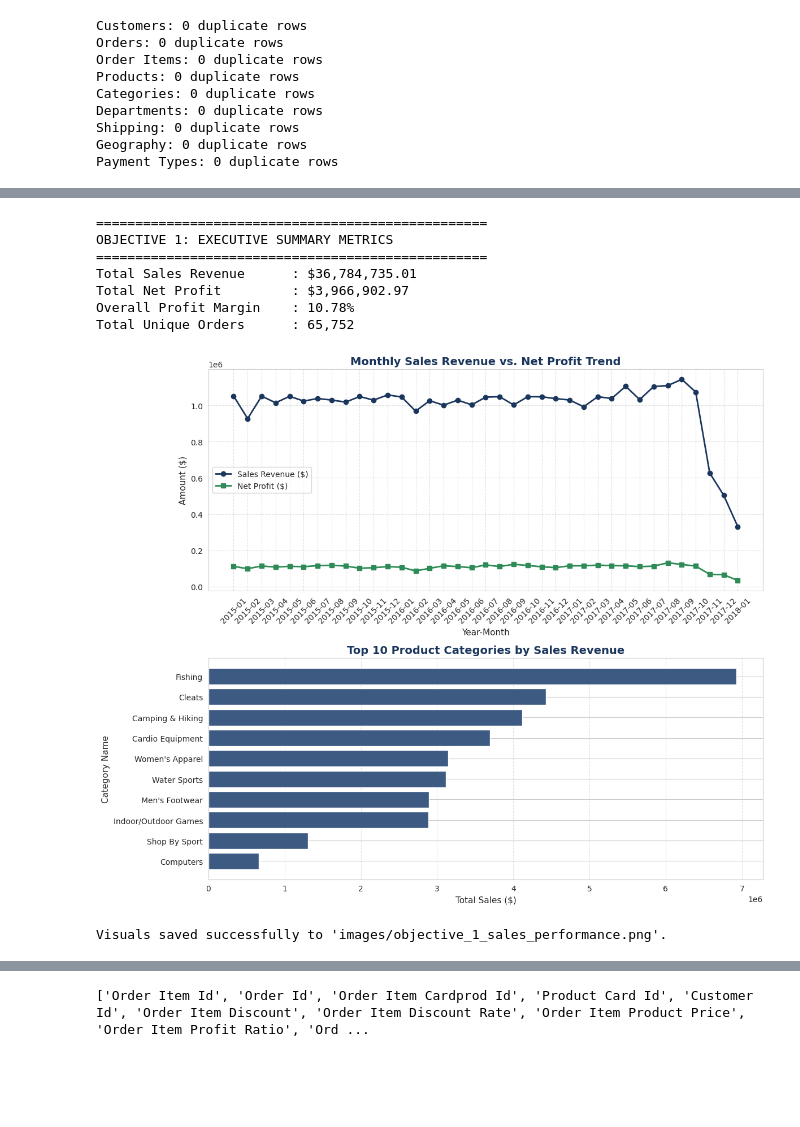
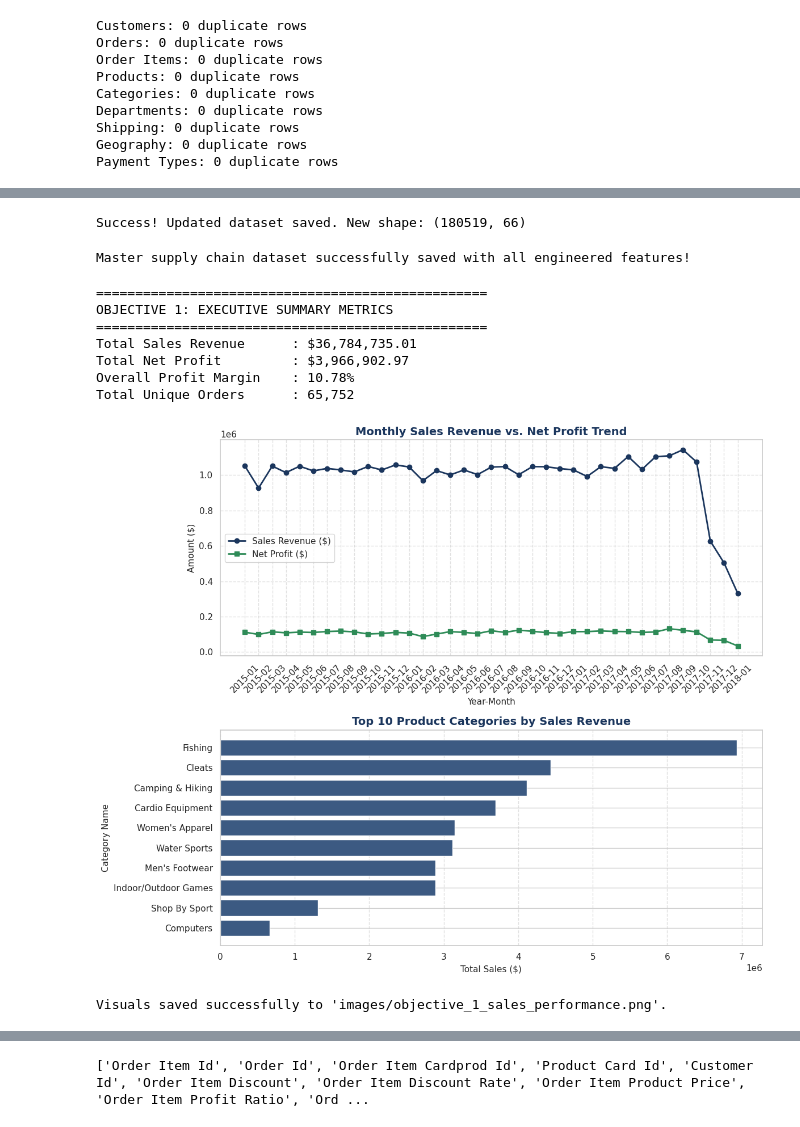
Before and after one commit to Ravna95/Capstone-Project, a Jupyter notebook: DataCo_Smart_Supply_Chain.ipynb, the cells around one changed output, grey strips where cells are left out. Saved outputs shown, nothing was run; the diff lists cells and outputs as text; code cells hidden in the pictures; blank space fills up the shorter version.

```diff
--- a/DataCo_Smart_Supply_Chain.ipynb
+++ b/DataCo_Smart_Supply_Chain.ipynb
@@ -309,0 +205,36 @@ Master Analysis DataFrame Shape: (180519, 53)
+# %%
+import pandas as pd
+
+# 1. Load your master CSV
+df = pd.read_csv('master_supply_chain.csv')
+
+# 2. Convert date columns to datetime objects
+df['order_date'] = pd.to_datetime(df['order date (DateOrders)'], errors='coerce')
+df['shipping_date'] = pd.to_datetime(df['shipping date (DateOrders)'], errors='coerce')
+
+# 3. Create temporal features
+df['Year'] = df['order_date'].dt.year
+df['Month'] = df['order_date'].dt.month
+df['DayOfWeek'] = df['order_date'].dt.day_name()
+df['YearMonth'] = df['order_date'].dt.to_period('M').astype(str)
+df['Quarter'] = df['order_date'].dt.quarter
+
+# 4. Create supply chain and profit metrics
+df['Shipping_Delay_Variance'] = df['Days for shipping (real)'] - df['Days for shipment (scheduled)']
+df['Is_Profitable'] = df['Order Profit Per Order'].apply(lambda x: 1 if x > 0 else 0)
+
+# 5. Save it permanently back to the CSV file
+df.to_csv('master_supply_chain.csv', index=False)
+
+print(f"Success! Updated dataset saved. New shape: {df.shape}")
+# %% [output]
+Success! Updated dataset saved. New shape: (180519, 66)
+# %%
+# 1. Run all your preprocessing & feature engineering code...
+
+# 2. SAVE it permanently to your CSV file
+df.to_csv('master_supply_chain.csv', index=False)
+
+print("Master supply chain dataset successfully saved with all engineered features!")
+# %% [output]
+Master supply chain dataset successfully saved with all engineered features!
@@ -315,12 +248,15 @@ Master Analysis DataFrame Shape: (180519, 53)
 import matplotlib.pyplot as plt
 import seaborn as sns
 import pandas as pd
+import os
 
 # Ensure visualizations directory exists
-import os
 os.makedirs('images', exist_ok=True)
 
-# 1. Calculate Key Sales Metrics
+# 1. Load the master dataset
+df = pd.read_csv('master_supply_chain.csv')
+
+# 2. Calculate Key Sales Metrics
 total_sales = df['Sales'].sum()
 total_profit = df['Order Profit Per Order'].sum()
 overall_profit_margin = (total_profit / total_sales) * 100
@@ -334,13 +270,13 @@ print(f"Total Net Profit         : ${total_profit:,.2f}")
 print(f"Overall Profit Margin    : {overall_profit_margin:.2f}%")
 print(f"Total Unique Orders      : {total_orders:,}")
 
-# 2. Monthly Trend Aggregation
+# 3. Monthly Trend Aggregation
 monthly_perf = df.groupby('YearMonth').agg(
     Monthly_Sales=('Sales', 'sum'),
     Monthly_Profit=('Order Profit Per Order', 'sum')
-).reset_index()
+).reset_index().sort_values('YearMonth')
 
-# 3. Top Categories Aggregation
+# 4. Top Categories Aggregation
 top_categories = df.groupby('Category Name').agg(
     Total_Sales=('Sales', 'sum')
 ).sort_values(by='Total_Sales', ascending=False).head(10).reset_index()
@@ -354,34 +290,34 @@ fig, axes = plt.subplots(2, 1, figsize=(12, 10))
 axes[0].plot(monthly_perf['YearMonth'], monthly_perf['Monthly_Sales'], marker='o', color='#1B365D', linewidth=2, label='Sales Revenue ($)')
 axes[0].plot(monthly_perf['YearMonth'], monthly_perf['Monthly_Profit'], marker='s', color='#2E8B57', linewidth=2, label='Net Profit ($)')
 axes[0].set_title('Monthly Sales Revenue vs. Net Profit Trend', fontsize=14, fontweight='bold', color='#1B365D')
 axes[0].set_xlabel('Year-Month', fontsize=11)
 axes[0].set_ylabel('Amount ($)', fontsize=11)
 axes[0].tick_params(axis='x', rotation=45)
 axes[0].legend()
 axes[0].grid(True, linestyle='--', alpha=0.6)
 
 # Visual B: Bar Chart - Top 10 Product Categories by Sales
 top_categories_sorted = top_categories.sort_values(by='Total_Sales', ascending=True)
 axes[1].barh(top_categories_sorted['Category Name'], top_categories_sorted['Total_Sales'], color='#3C5A82')
 axes[1].set_title('Top 10 Product Categories by Sales Revenue', fontsize=14, fontweight='bold', color='#1B365D')
 axes[1].set_xlabel('Total Sales ($)', fontsize=11)
 axes[1].set_ylabel('Category Name', fontsize=11)
 axes[1].grid(axis='x', linestyle='--', alpha=0.6)
 
 plt.tight_layout()
 plt.savefig('images/objective_1_sales_performance.png', dpi=300)
 plt.show()
 
 print("\nVisuals saved successfully to 'images/objective_1_sales_performance.png'.")
 # %% [output]
 ==================================================
 OBJECTIVE 1: EXECUTIVE SUMMARY METRICS
 ==================================================
 Total Sales Revenue      : $36,784,735.01
 Total Net Profit         : $3,966,902.97
 Overall Profit Margin    : 10.78%
 Total Unique Orders      : 65,752
-[figure, old version]
+[figure, new version]
 Visuals saved successfully to 'images/objective_1_sales_performance.png'.
 # %%
 # ==========================================
```
Also changed, not shown: parts of 9 cells of this notebook.
